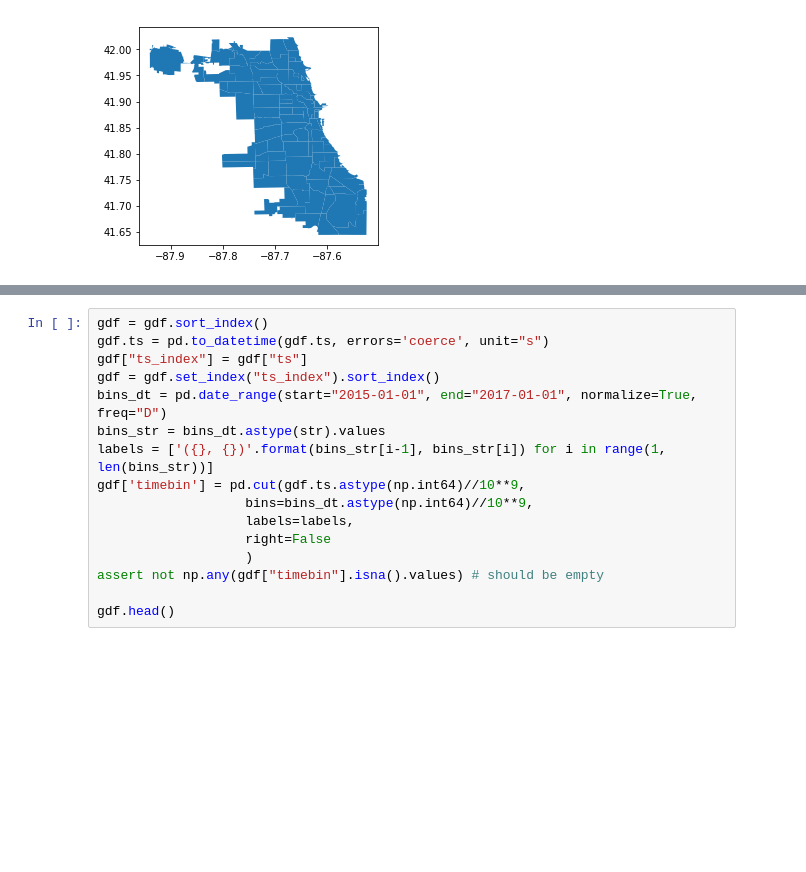
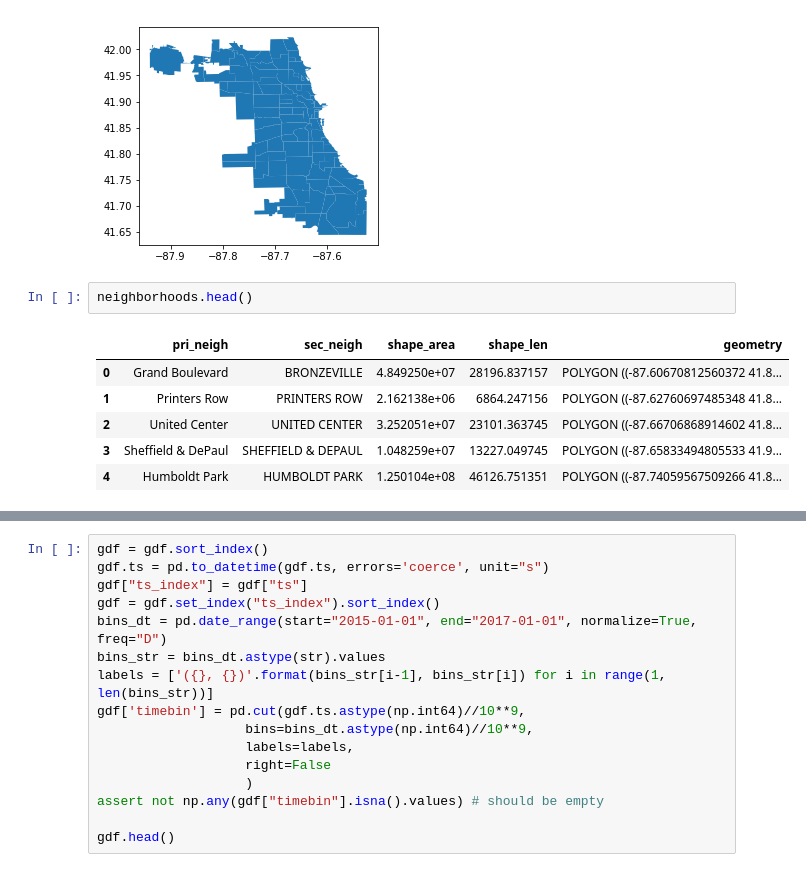
Before and after one commit to selimfirat/st-crime-rate-prediction, a Jupyter notebook: gridify.ipynb, the cells around one changed output, grey strips where cells are left out. Drawn from its saved outputs; the diff is of its cells as text; blank space fills up the shorter version.

```diff
--- a/gridify.ipynb
+++ b/gridify.ipynb
@@ -82,3 +89,12 @@ neighborhoods.plot()
 # %% [output]
 <matplotlib.axes._subplots.AxesSubplot at 0x...>
 [figure]
+# %%
+neighborhoods.head()
+# %% [output]
+|  | pri_neigh | sec_neigh | shape_area | shape_len | geometry |
+| 0 | Grand Boulevard | BRONZEVILLE | 4.849250e+07 | 28196.837157 | POLYGON ((-87.60670812560372 41.8... |
+| 1 | Printers Row | PRINTERS ROW | 2.162138e+06 | 6864.247156 | POLYGON ((-87.62760697485348 41.8... |
+| 2 | United Center | UNITED CENTER | 3.252051e+07 | 23101.363745 | POLYGON ((-87.66706868914602 41.8... |
+| 3 | Sheffield & DePaul | SHEFFIELD & DEPAUL | 1.048259e+07 | 13227.049745 | POLYGON ((-87.65833494805533 41.9... |
+| 4 | Humboldt Park | HUMBOLDT PARK | 1.250104e+08 | 46126.751351 | POLYGON ((-87.74059567509266 41.8... |
```
Also changed, not shown: parts of 5 cells of this notebook.
